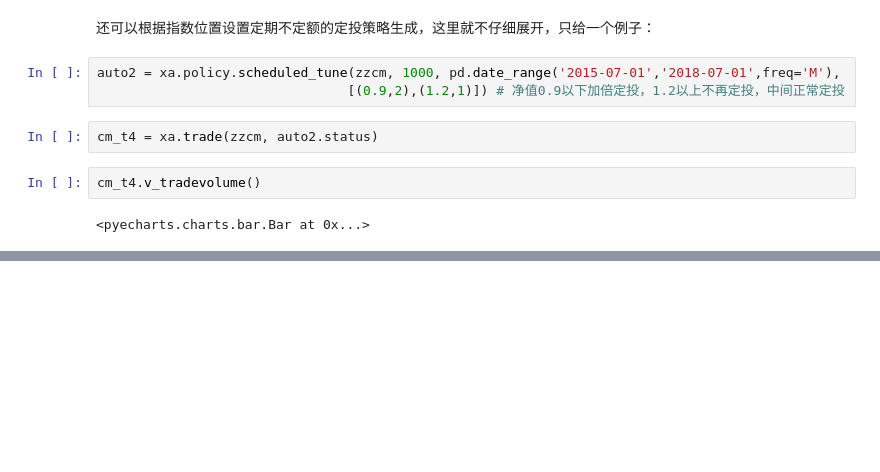
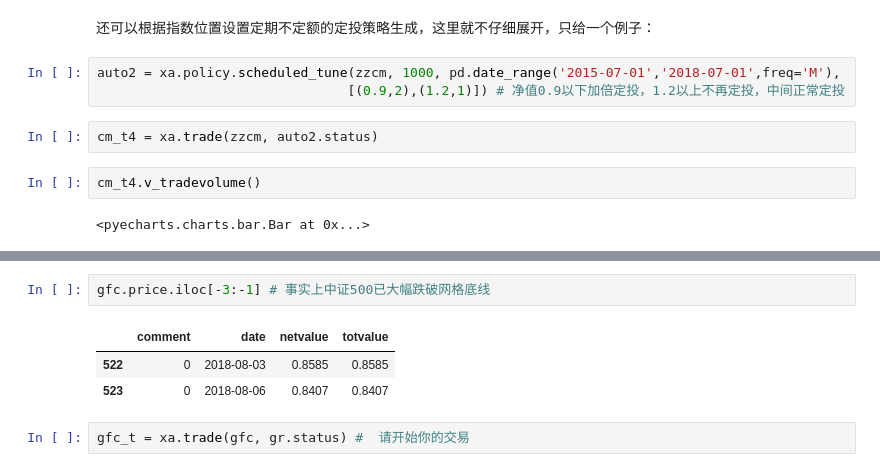
Before and after one commit to refraction-ray/xalpha, a Jupyter notebook: doc/samples/policy.ipynb, the cells around one changed output, grey strips where cells are left out. Drawn from its saved outputs; the diff is of its cells as text; blank space fills up the shorter version.

```diff
--- a/doc/samples/policy.ipynb
+++ b/doc/samples/policy.ipynb
@@ -92,0 +121,8 @@ cm_t4.v_tradevolume()
+# %%
+gfc.price.iloc[-3:-1] # 事实上中证500已大幅跌破网格底线
+# %% [output]
+|  | comment | date | netvalue | totvalue |
+| 522 | 0 | 2018-08-03 | 0.8585 | 0.8585 |
+| 523 | 0 | 2018-08-06 | 0.8407 | 0.8407 |
+# %%
+gfc_t = xa.trade(gfc, gr.status) #  请开始你的交易
```
Also changed, not shown: parts of 11 cells of this notebook, 3 other files.
